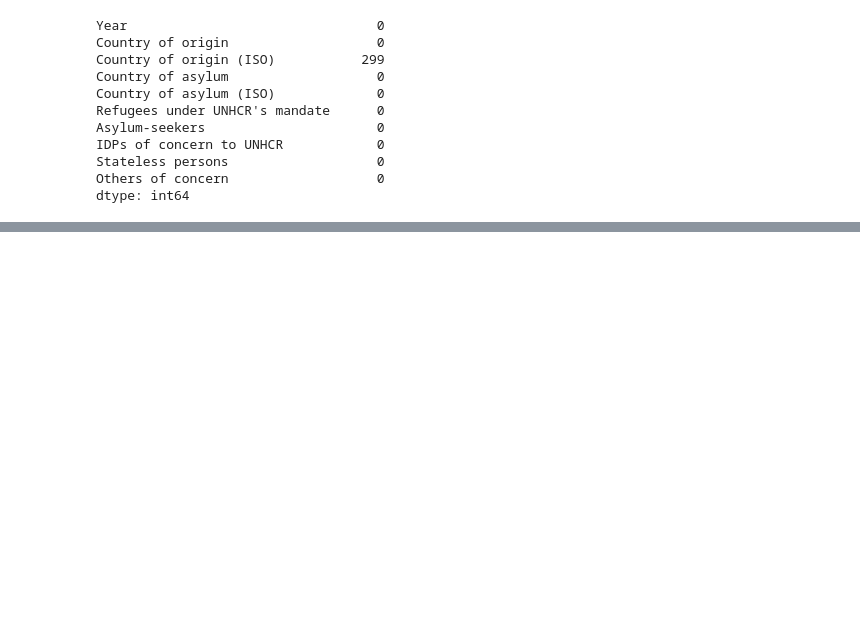
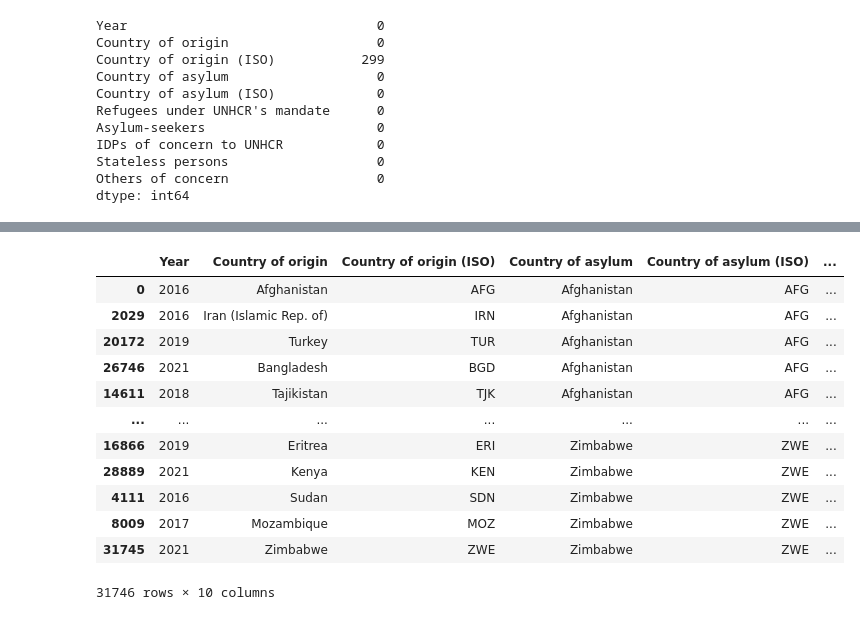
Before and after one commit to Tim-O-Neill/Ukrainian-Refugees, a Jupyter notebook: code/01_data_cleaning/01_clean_popref.ipynb, the cells around one changed output, grey strips where cells are left out. Drawn from its saved outputs; the diff is of its cells as text; code cells hidden in the pictures; blank space fills up the shorter version.

```diff
--- a/code/01_data_cleaning/01_clean_popref.ipynb
+++ b/code/01_data_cleaning/01_clean_popref.ipynb
@@ -90,0 +107,16 @@ dtype: int64
+# %%
+df.sort_values(by = 'Country of asylum')
+# %% [output]
+|  | Year | Country of origin | Country of origin (ISO) | Country of asylum | Country of asylum (ISO) | ... |
+| 0 | 2016 | Afghanistan | AFG | Afghanistan | AFG | ... |
+| 2029 | 2016 | Iran (Islamic Rep. of) | IRN | Afghanistan | AFG | ... |
+| 20172 | 2019 | Turkey | TUR | Afghanistan | AFG | ... |
+| 26746 | 2021 | Bangladesh | BGD | Afghanistan | AFG | ... |
+| 14611 | 2018 | Tajikistan | TJK | Afghanistan | AFG | ... |
+| ... | ... | ... | ... | ... | ... | ... |
+| 16866 | 2019 | Eritrea | ERI | Zimbabwe | ZWE | ... |
+| 28889 | 2021 | Kenya | KEN | Zimbabwe | ZWE | ... |
+| 4111 | 2016 | Sudan | SDN | Zimbabwe | ZWE | ... |
+| 8009 | 2017 | Mozambique | MOZ | Zimbabwe | ZWE | ... |
+| 31745 | 2021 | Zimbabwe | ZWE | Zimbabwe | ZWE | ... |
+31746 rows × 10 columns
```
Also changed, not shown: parts of 6 cells of this notebook, 1 other file.
